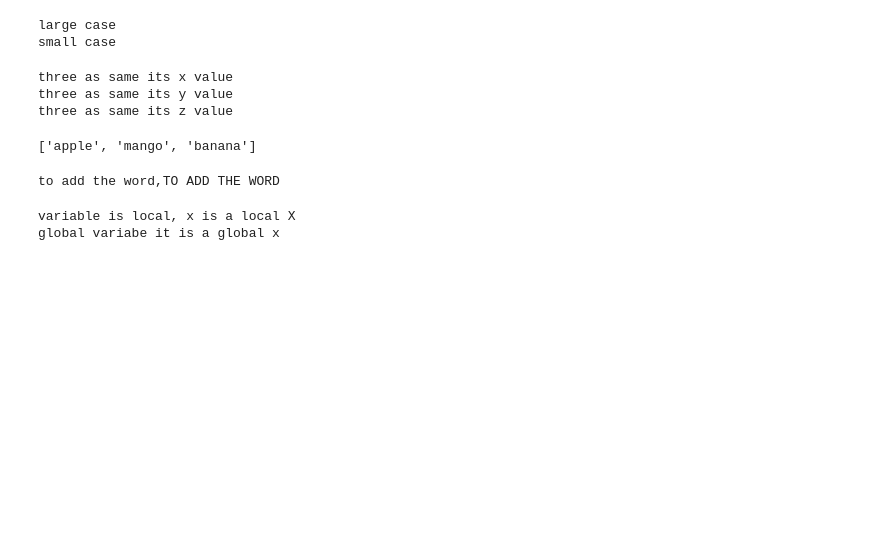
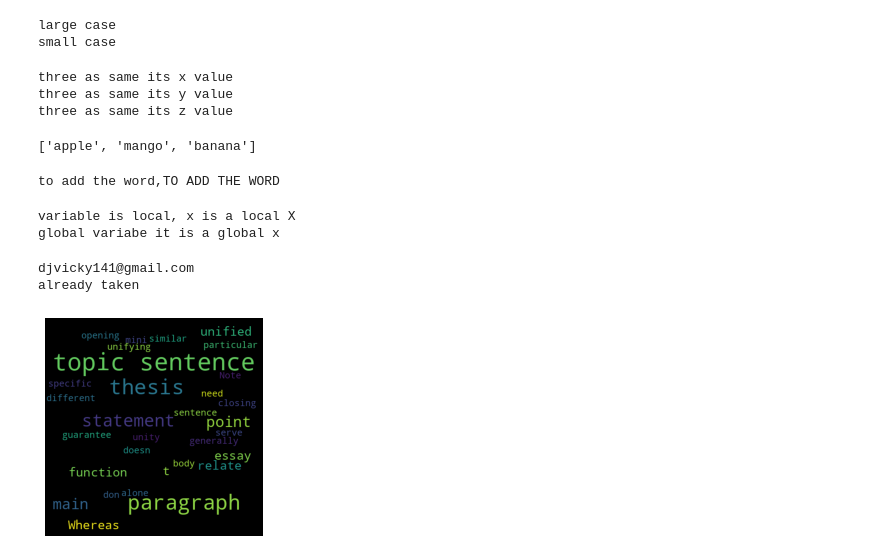
Before and after one commit to dj21-vicky21/python, a Jupyter notebook: W3school.ipynb, the cells around one changed output. Saved outputs shown, nothing was run; the diff lists cells and outputs as text; code cells hidden in the pictures; blank space fills up the shorter version.

```diff
--- a/W3school.ipynb
+++ b/W3school.ipynb
@@ -82,3 +82,31 @@ print(x+" it is a global x")
 # %% [output]
 variable is local, x is a local X
 global variabe it is a global x
+# %%
+mails=['djvicky141@gmail.com','dhanazehiyan003@gmail.com']
+user_given=input()
+if user_given not in mails:
+    print("success")
+else:
+    print('already taken')
+# %% [output]
+djvicky141@gmail.com
+already taken
+# %%
+# Libraries
+from wordcloud import WordCloud,STOPWORDS
+import matplotlib.pyplot as pots
+
+# Create a list of word
+text=("Topic sentences are similar to mini thesis statements. Like a thesis statement, a topic sentence has a specific main point. Whereas the thesis is the main point of the essay, the topic sentence is the main point of the paragraph. Like the thesis statement, a topic sentence has a unifying function. But a thesis statement or topic sentence alone doesn’t guarantee unity. An essay is unified if all the paragraphs relate to the thesis, whereas a paragraph is unified if all the sentences relate to the topic sentence. Note: Not all paragraphs need topic sentences. In particular, opening and closing paragraphs, which serve different functions from body paragraphs, generally don’t have topic sentences.")
+
+# Create the wordcloud object
+wordcloud = WordCloud(max_words = 100, width=480, height=480, margin=0,stopwords = set(STOPWORDS)).generate(text)
+
+# Display the generated image:
+pots.imshow(wordcloud)
+pots.axis("off")
+#pots.margins(x=0, y=0)
+pots.show()
+# %% [output]
+[figure, added]
```
Also changed, not shown: parts of 11 cells of this notebook.
